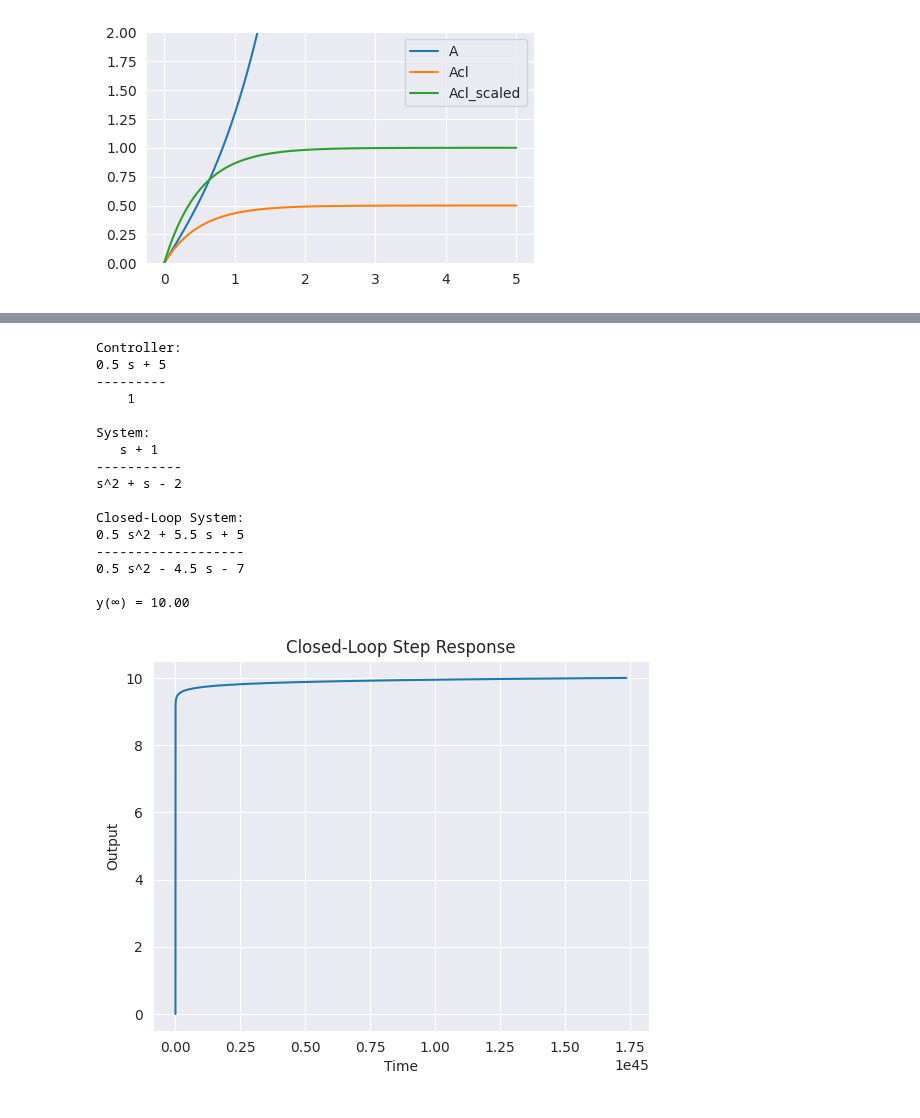
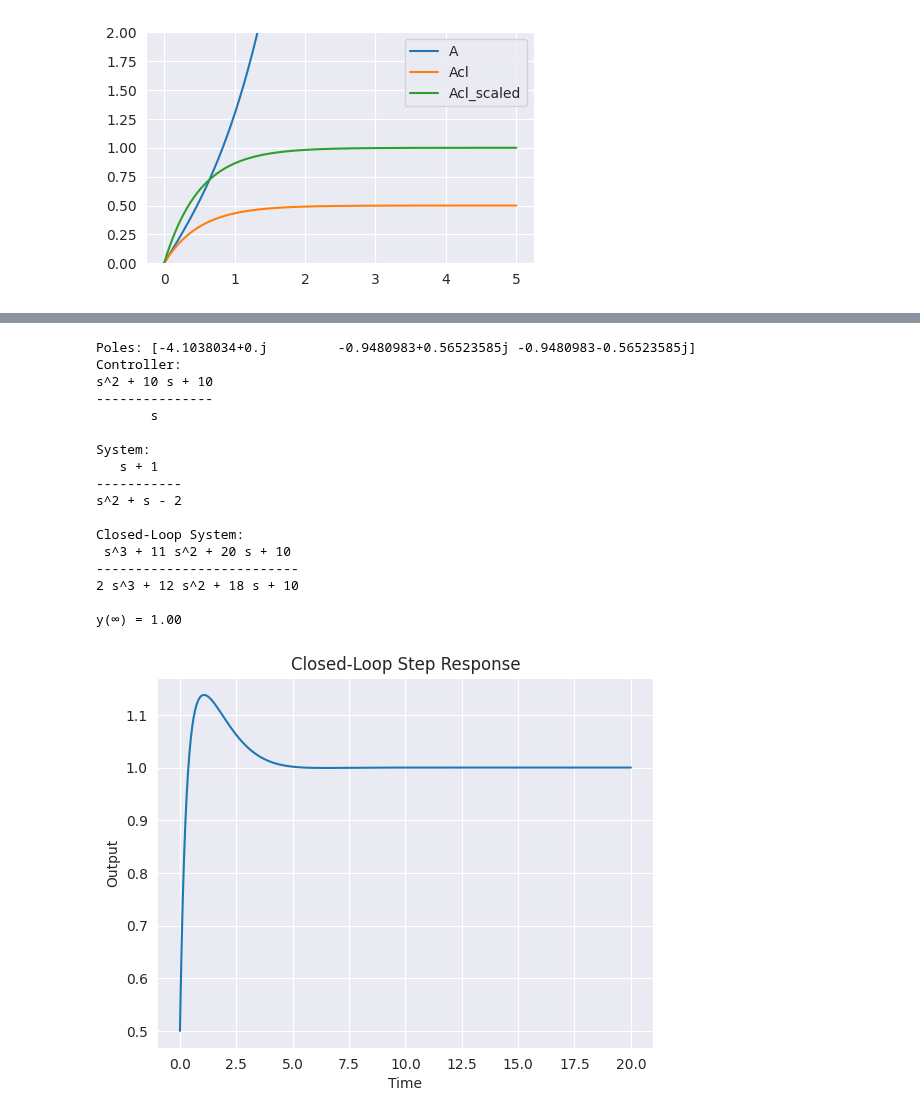
Before and after one commit to SKaiquelima/advanced-control, a Jupyter notebook: Notes/PolePlacement.ipynb, the cells around one changed output, grey strips where cells are left out. Saved outputs shown, nothing was run; the diff lists cells and outputs as text; code cells hidden in the pictures.

```diff
--- a/Notes/PolePlacement.ipynb
+++ b/Notes/PolePlacement.ipynb
@@ -154,54 +156,73 @@ plt.show()
 Teorically we can use a PD controller to force the system to converge to 1, the same way a pole placement system would do.
 
 <img src="PD_controller.png" width=500>
+# %%
+from tqdm import tqdm
+
+s = matlab.tf('s')
+t = np.linspace(0, 20, 1000)
+sys_tf = matlab.tf(sys)
+for p in tqdm(np.arange(9, 15, 0.1), desc='p loop', leave=False):
+    for d in np.arange(9, 15, 0.1):
+        controller_tf = (p + d*s)
+        sys = matlab.ss(A, B, C, D)
+        closed_loop_sys = matlab.feedback(sys_tf*controller_tf, 1)
+        response, time = matlab.step(closed_loop_sys, t)
+        if response[-1] < 1.1 and response[-1] > 0.1:
+            print(f'kp = {kp}, kd = {kd}')
+            break
 # %%
 # Define PD controller gains (tune these values)
-Kp = 5
-Kd = 0.5
+Kp = 10
+Kd = 1
+ki = 10
 
 # Create the closed-loop transfer function by connecting the system and controller in feedback
 s = matlab.tf('s')
-controller_tf = (Kp + Kd*s)
+controller_tf = (Kp + Kd*s + ki/s)
+sys = matlab.ss(A, B, C, D)
 sys_tf = matlab.tf(sys)
-closed_loop_sys = matlab.feedback(sys_tf*controller_tf, -1)
+closed_loop_sys = matlab.feedback(sys_tf*controller_tf, 1)
+
+print(f'Poles: {matlab.pole(closed_loop_sys)}')
 
 # print tfs
 print(f'Controller: {controller_tf}')
 print(f'System: {sys_tf}')
 print(f'Closed-Loop System: {closed_loop_sys}')
 
-
 # Define time vector for simulation
-t = np.linspace(0, 10, 1000)
+t = np.linspace(0, 20, 1000)
 
 # Step response of the closed-loop system
-time, response = matlab.step(closed_loop_sys, T=t)
+response, time = matlab.step(closed_loop_sys, t)
 
 # steady-state value
 print(f'y(∞) = {response[-1]:.2f}')
 
 # Plot the step response
-plt.plot(time, response)
+plt.plot(t, response)
 plt.xlabel('Time')
 plt.ylabel('Output')
 plt.title('Closed-Loop Step Response')
 plt.grid(True)
 plt.show()
 # %% [output]
+Poles: [-4.1038034+0.j         -0.9480983+0.56523585j -0.9480983-0.56523585j]
 Controller:
-0.5 s + 5
----------
-    1
+s^2 + 10 s + 10
+---------------
+       s
 
 System:
    s + 1
 -----------
 s^2 + s - 2
 
 Closed-Loop System:
-0.5 s^2 + 5.5 s + 5
--------------------
-0.5 s^2 - 4.5 s - 7
+ s^3 + 11 s^2 + 20 s + 10
+--------------------------
+2 s^3 + 12 s^2 + 18 s + 10
 
-y(∞) = 10.00
+y(∞) = 1.00
-[figure, old version]
+[figure, new version]
```
Also changed, not shown: parts of 1 cell of this notebook.
